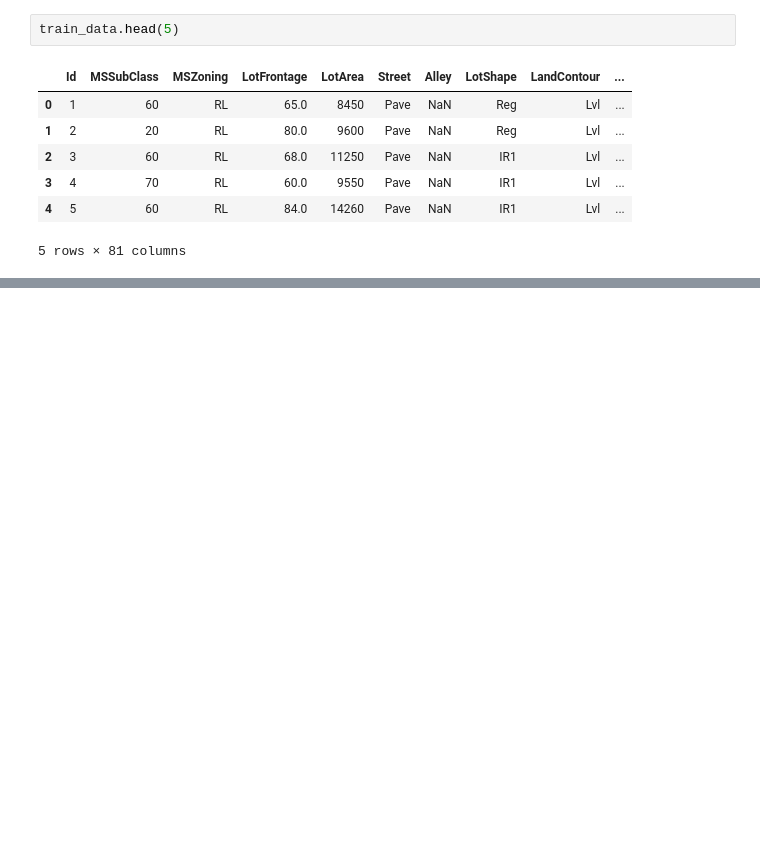
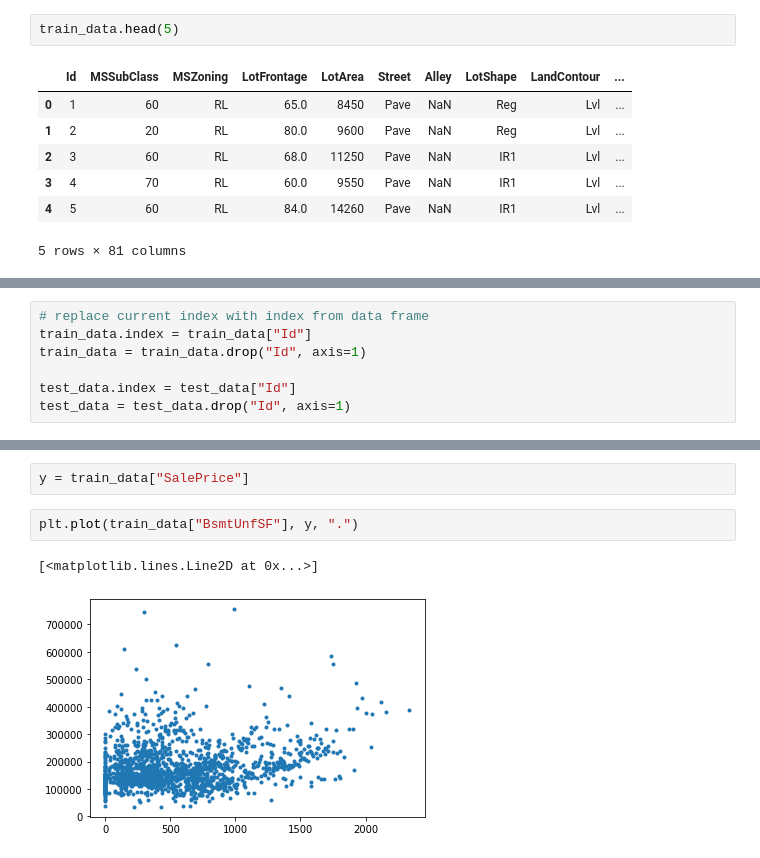
Before and after one commit to dlin96/data, a Jupyter notebook: housing_prices/Housing Prices.ipynb, the cells around one changed output, grey strips where cells are left out. Cells and saved outputs as stored; diff of their text form; blank space fills up the shorter version.

```diff
--- a/housing_prices/Housing Prices.ipynb
+++ b/housing_prices/Housing Prices.ipynb
@@ -128,0 +53,7 @@ test_df[["Id", "SalePrice"]].to_csv(path_or_buf="./submission.csv", index=False)
+# %%
+# replace current index with index from data frame
+train_data.index = train_data["Id"]
+train_data = train_data.drop("Id", axis=1)
+
+test_data.index = test_data["Id"]
+test_data = test_data.drop("Id", axis=1)
@@ -128,0 +148,7 @@ test_df[["Id", "SalePrice"]].to_csv(path_or_buf="./submission.csv", index=False)
+# %%
+y = train_data["SalePrice"]
+# %%
+plt.plot(train_data["BsmtUnfSF"], y, ".")
+# %% [output]
+[<matplotlib.lines.Line2D at 0x...>]
+[figure, added]
```
Also changed, not shown: parts of 65 cells of this notebook, 1 other file.
